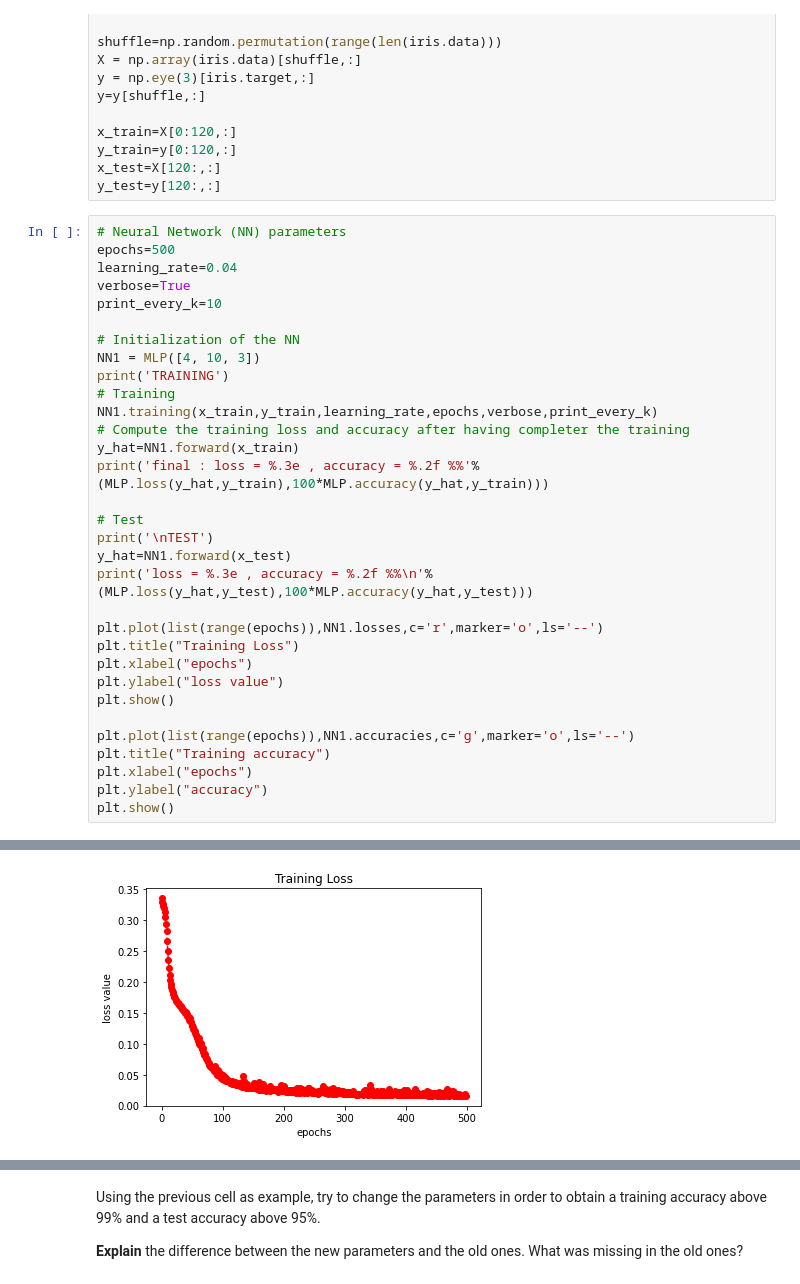
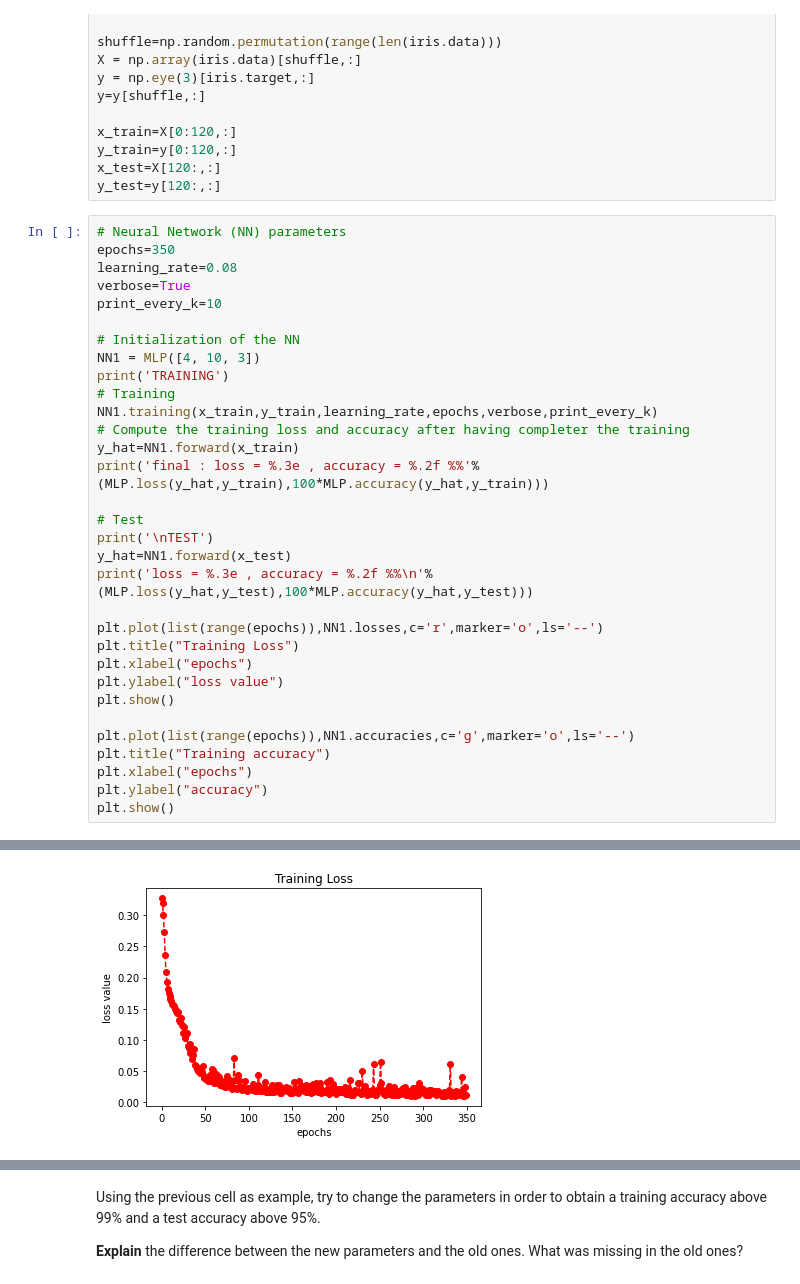
Before and after one commit to mspronesti/eurecom-machine-learning, a Jupyter notebook: labs/lab2/lab2_neural_networks.ipynb, the cells around one changed output, grey strips where cells are left out. Drawn from its saved outputs; the diff is of its cells as text.

Commit message:
feat: change tuning parameters
* decreased epochs
* increased learning rate

```diff
--- a/labs/lab2/lab2_neural_networks.ipynb
+++ b/labs/lab2/lab2_neural_networks.ipynb
@@ -387,8 +387,8 @@ x_test=X[120:,:]
 y_test=y[120:,:]
 # %%
 # Neural Network (NN) parameters
-epochs=500
-learning_rate=0.04
+epochs=350
+learning_rate=0.08
 verbose=True
 print_every_k=10
 
@@ -438 +438 @@ loss = 3.066e-02 , accuracy = 96.67 %
-[figure, old version]
+[figure, new version]
```
Also changed, not shown: parts of 1 cell of this notebook.
